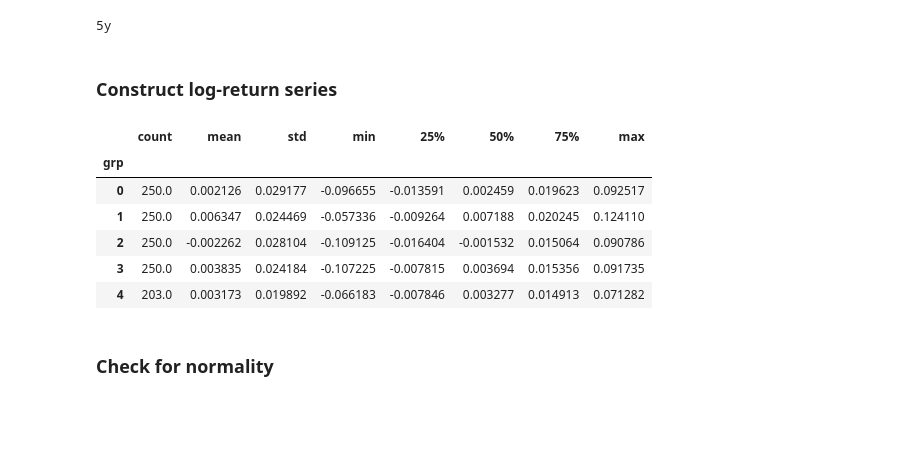
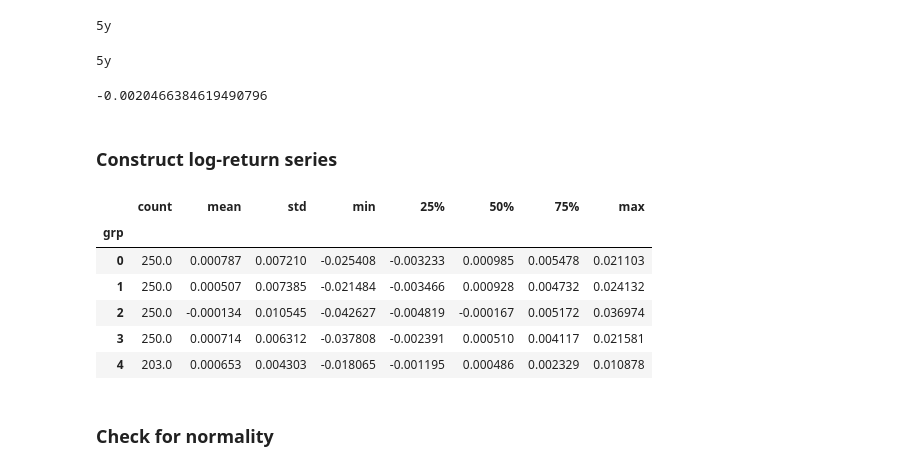
Before and after one commit to batua/quanto, a Jupyter notebook: notebooks/mlexamples/mixture_models/value_at_risk/var_gmm.ipynb, the cells around one changed output. Cells and saved outputs as stored; diff of their text form; code cells hidden in the pictures; blank space fills up the shorter version.

```diff
--- a/notebooks/mlexamples/mixture_models/value_at_risk/var_gmm.ipynb
+++ b/notebooks/mlexamples/mixture_models/value_at_risk/var_gmm.ipynb
@@ -76,25 +64,25 @@ end = pd.to_datetime('2017-12-31')
 df_y = ds.DataReader('AAPL', 'iex', start, end)['close']
 # %% [output]
 5y
+# %%
+df_y = ds.DataReader('SPY', 'iex', start, end)['close']
+np.log(df_y['2017-09-25']) - np.log(df_y['2017-09-22'])
+# %% [output]
+5y
+-0.0020466384619490796
 # %% [markdown]
 ### Construct log-return series
-# %%
-df = pd.DataFrame({'level': df_y.iloc[nday:],
-                   'logrtn': nday_return(df_y, nday=nday, log=True).iloc[nday:]})
-N = df.shape[0]
-df['grp'] = list(map(lambda x: int(x/est_window)  - 1 * (x % est_window == 0), list(range(1, N + 1))))
-##df_grouped = df.groupby(df.index.year)
-df_grouped = df.groupby('grp')
-nyear = df_grouped.ngroups
-df_grouped['logrtn'].describe()
-# %% [output]
-|  | count | mean | std | min | 25% | 50% | 75% | max |
-| grp |  |  |  |  |  |  |  |  |
-| 0 | 250.0 | 0.002126 | 0.029177 | -0.096655 | -0.013591 | 0.002459 | 0.019623 | 0.092517 |
-| 1 | 250.0 | 0.006347 | 0.024469 | -0.057336 | -0.009264 | 0.007188 | 0.020245 | 0.124110 |
-| 2 | 250.0 | -0.002262 | 0.028104 | -0.109125 | -0.016404 | -0.001532 | 0.015064 | 0.090786 |
-| 3 | 250.0 | 0.003835 | 0.024184 | -0.107225 | -0.007815 | 0.003694 | 0.015356 | 0.091735 |
-| 4 | 203.0 | 0.003173 | 0.019892 | -0.066183 | -0.007846 | 0.003277 | 0.014913 | 0.071282 |
+# %%
+df = pd.DataFrame({'level': df_y.iloc[nday:],
+                   'logrtn': nday_return(df_y, nday=nday, log=False).iloc[nday:]})
+# %% [output]
+|  | count | mean | std | min | 25% | 50% | 75% | max |
+| grp |  |  |  |  |  |  |  |  |
+| 0 | 250.0 | 0.000787 | 0.007210 | -0.025408 | -0.003233 | 0.000985 | 0.005478 | 0.021103 |
+| 1 | 250.0 | 0.000507 | 0.007385 | -0.021484 | -0.003466 | 0.000928 | 0.004732 | 0.024132 |
+| 2 | 250.0 | -0.000134 | 0.010545 | -0.042627 | -0.004819 | -0.000167 | 0.005172 | 0.036974 |
+| 3 | 250.0 | 0.000714 | 0.006312 | -0.037808 | -0.002391 | 0.000510 | 0.004117 | 0.021581 |
+| 4 | 203.0 | 0.000653 | 0.004303 | -0.018065 | -0.001195 | 0.000486 | 0.002329 | 0.010878 |
 # %% [markdown]
 ### Check for normality
 # %% [markdown]
```
Also changed, not shown: parts of 14 cells of this notebook.
